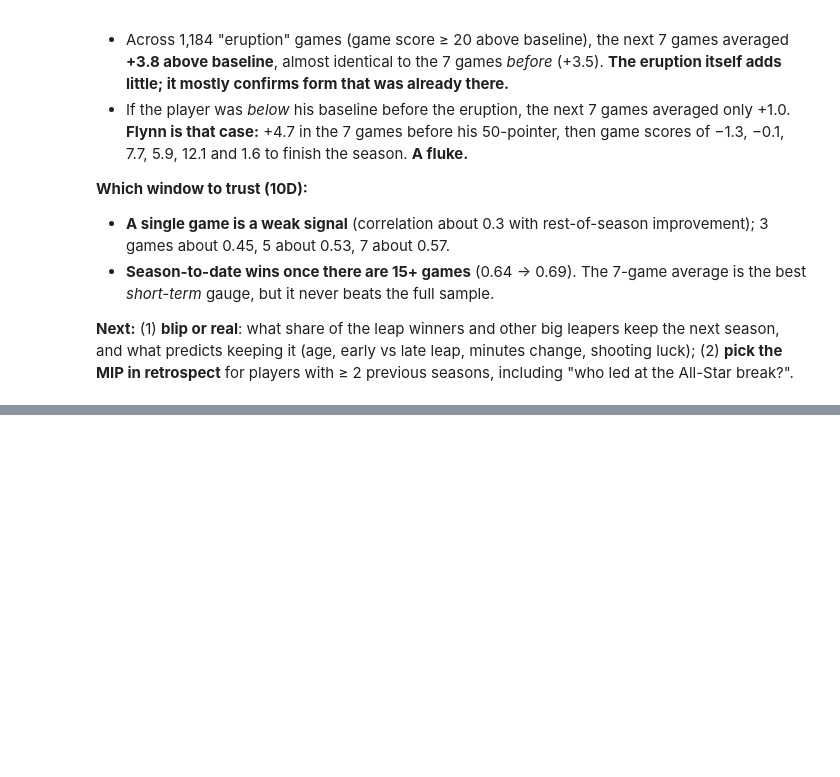
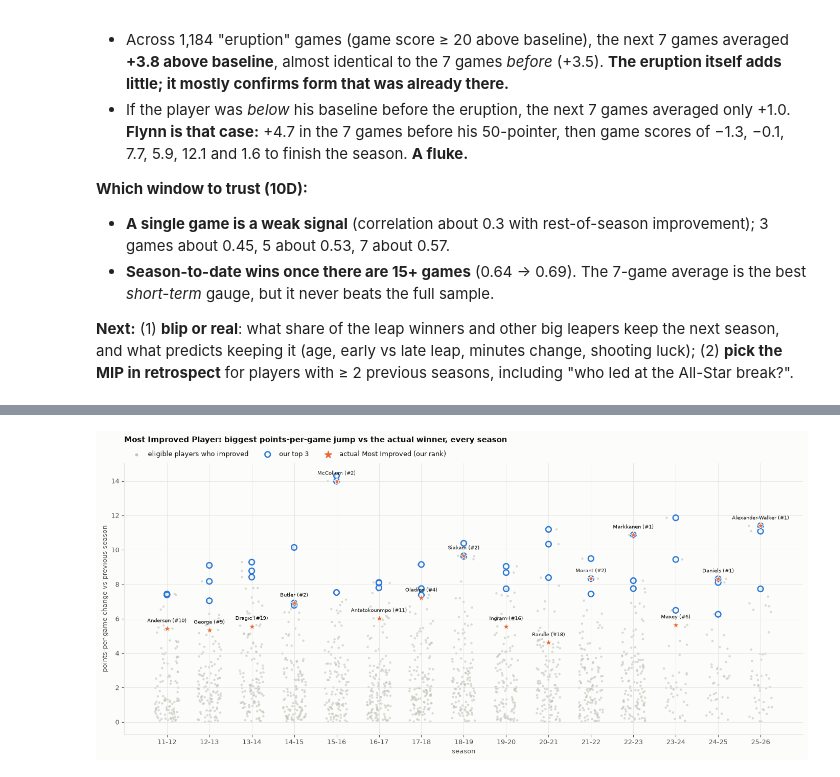
Before and after one commit to dan-j-e/unicorn-hunting, a Jupyter notebook: notebooks/10_mip_leaps.ipynb, the cells around one changed output, grey strips where cells are left out. Saved outputs shown, nothing was run; the diff lists cells and outputs as text; code cells hidden in the pictures; blank space fills up the shorter version.

```diff
--- a/notebooks/10_mip_leaps.ipynb
+++ b/notebooks/10_mip_leaps.ipynb
@@ -212,0 +264,29 @@ corr.round(2)
+# %%
+def short(name):
+    return [p for p in name.split() if p not in {"Jr.", "Sr.", "II", "III", "IV"}][-1]
+
+fig, ax = plt.subplots(figsize=(14, 6.5))
+seasons = sorted(el["season"].unique())
+rng = np.random.default_rng(0)
+for i, s in enumerate(seasons):
+    d = el[(el["season"] == s) & (el["ppg_delta"] > 0)]
+    x = i + rng.uniform(-0.28, 0.28, len(d))
+    ax.scatter(x, d["ppg_delta"], s=10, color=MUTED, alpha=0.6, edgecolor="none", zorder=1)
+    top = d.nsmallest(3, "rank")
+    ax.scatter(np.full(len(top), i), top["ppg_delta"], s=60, facecolor="none", edgecolor=BLUE, linewidth=1.8, zorder=3)
+    w_ = d[d["mip"]]
+    if len(w_):
+        r = w_.iloc[0]
+        ax.scatter([i], [r["ppg_delta"]], s=110, marker="*", color=ORANGE, edgecolor=SURFACE, linewidth=0.8, zorder=4)
+        ax.annotate(f"{short(r['player_name'])} (#{r['rank']})", (i, r["ppg_delta"]), xytext=(0, 9),
+                    textcoords="offset points", ha="center", fontsize=7.5, color=INK)
+ax.set_xticks(range(len(seasons)), [s[2:] for s in seasons])
+ax.set_ylabel("points-per-game change vs previous season"); ax.set_xlabel("season")
+ax.scatter([], [], s=10, color=MUTED, label="eligible players who improved")
+ax.scatter([], [], s=60, facecolor="none", edgecolor=BLUE, linewidth=1.8, label="our top 3")
+ax.scatter([], [], s=110, marker="*", color=ORANGE, label="actual Most Improved (our rank)")
+ax.legend(frameon=False, loc="lower left", bbox_to_anchor=(0, 1.0), ncol=3)
+ax.set_title("Most Improved Player: biggest points-per-game jump vs the actual winner, every season", loc="left", pad=30)
+fig.tight_layout(); fig.savefig(FIG_DIR / "10_mip_top3_vs_winner.png", dpi=150, bbox_inches="tight")
+# %% [output]
+[figure, added]
```
Also changed, not shown: parts of 4 cells of this notebook, 2 other files.
